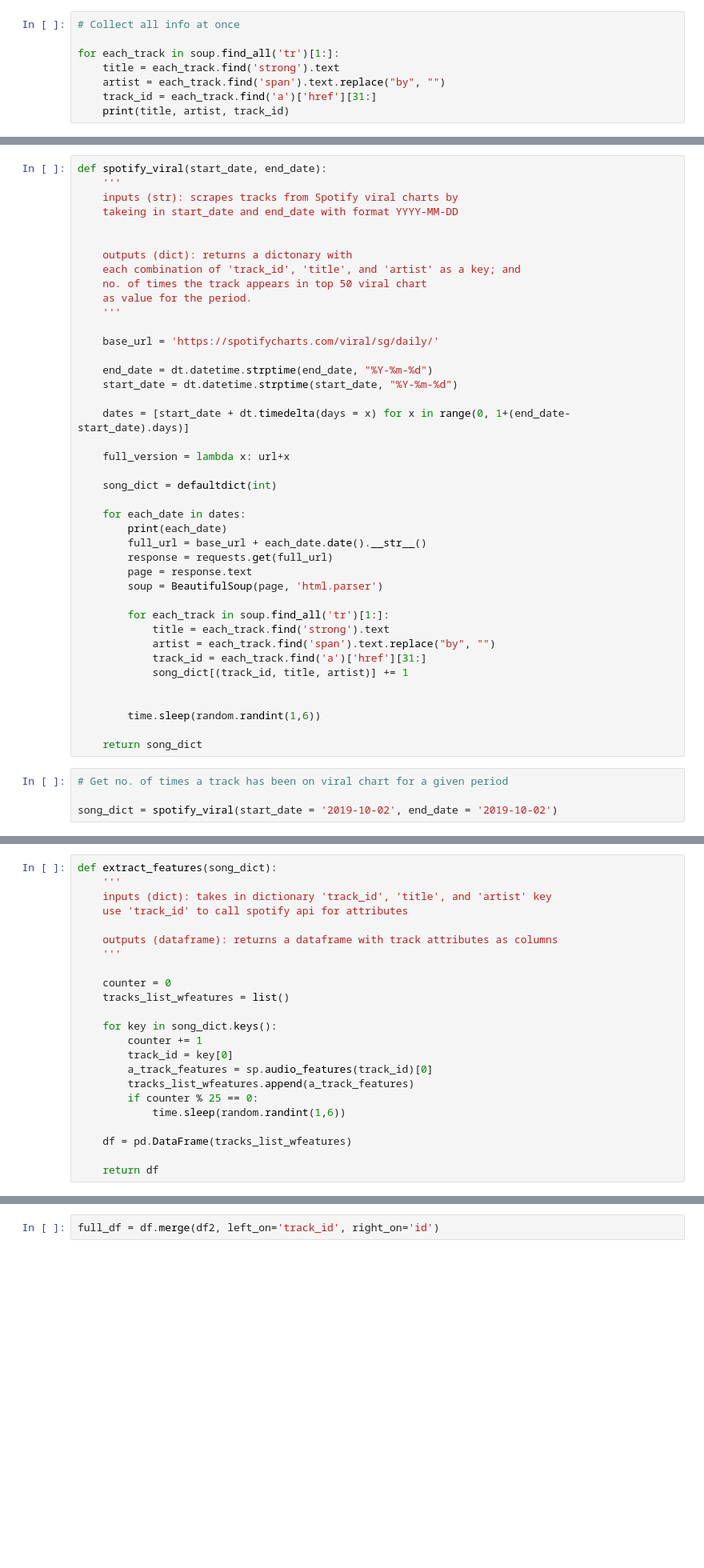
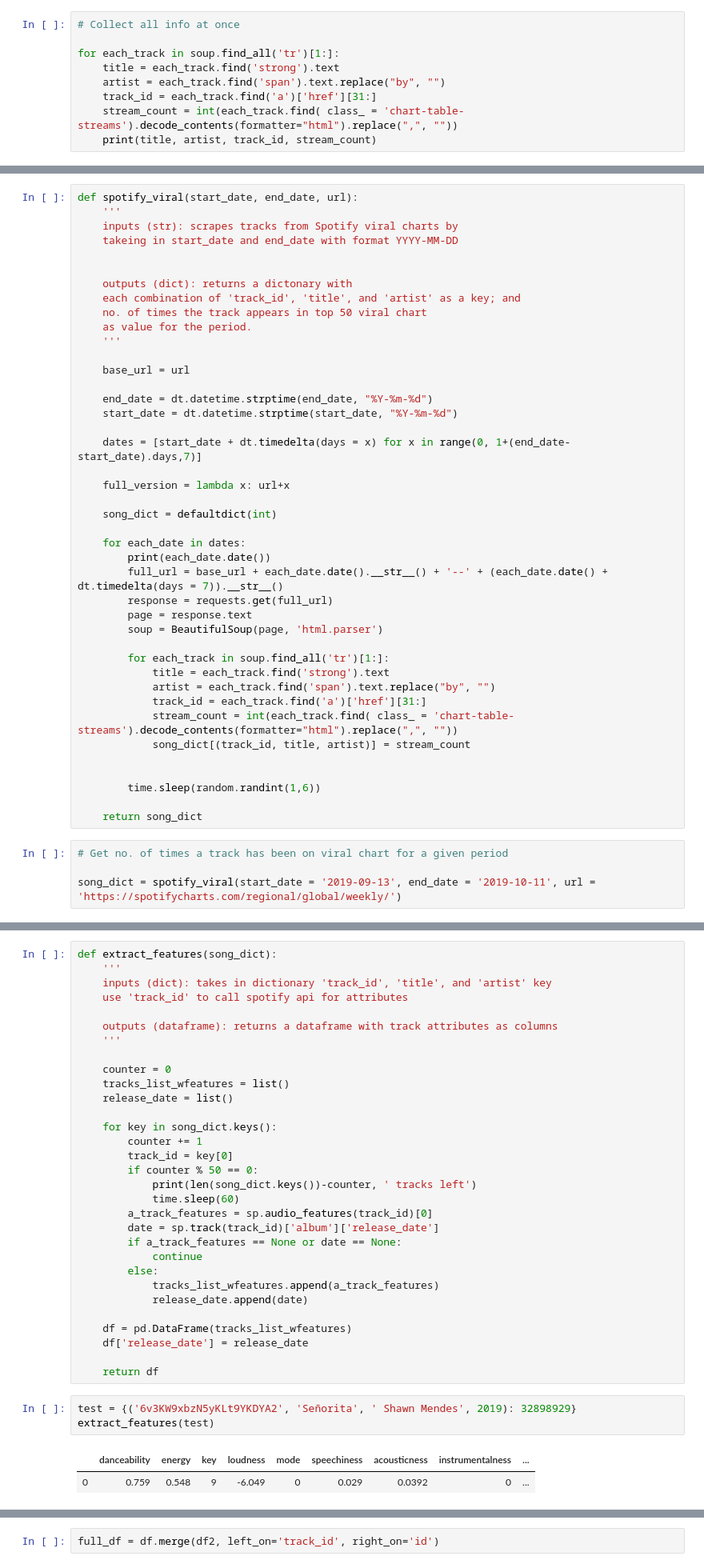
Before and after one commit to thedatacurious/project-love, a Jupyter notebook: notebooks/Test script for web scraping.ipynb, the cells around one changed output, grey strips where cells are left out. Shown: that part at 80% size. Cells and saved outputs as stored; diff of their text form; blank space fills up the shorter version.

```diff
--- a/notebooks/Test script for web scraping.ipynb
+++ b/notebooks/Test script for web scraping.ipynb
@@ -32,4 +32,5 @@ for each_track in soup.find_all('tr')[1:]:
     title = each_track.find('strong').text
     artist = each_track.find('span').text.replace("by", "")
     track_id = each_track.find('a')['href'][31:]
-    print(title, artist, track_id)
+    stream_count = int(each_track.find( class_ = 'chart-table-streams').decode_contents(formatter="html").replace(",", ""))
+    print(title, artist, track_id, stream_count)
@@ -83,5 +47,5 @@ for each_value in date_values:
 # %%
-def spotify_viral(start_date, end_date):
+def spotify_viral(start_date, end_date, url):
     '''
     inputs (str): scrapes tracks from Spotify viral charts by
     takeing in start_date and end_date with format YYYY-MM-DD
@@ -93,20 +57,20 @@ def spotify_viral(start_date, end_date):
     as value for the period.
     '''
 
-    base_url = 'https://spotifycharts.com/viral/sg/daily/'
+    base_url = url
 
     end_date = dt.datetime.strptime(end_date, "%Y-%m-%d")
     start_date = dt.datetime.strptime(start_date, "%Y-%m-%d")
 
-    dates = [start_date + dt.timedelta(days = x) for x in range(0, 1+(end_date-start_date).days)]
+    dates = [start_date + dt.timedelta(days = x) for x in range(0, 1+(end_date-start_date).days,7)]
 
     full_version = lambda x: url+x
 
     song_dict = defaultdict(int)
 
     for each_date in dates:
-        print(each_date)
-        full_url = base_url + each_date.date().__str__()
+        print(each_date.date())
+        full_url = base_url + each_date.date().__str__() + '--' + (each_date.date() + dt.timedelta(days = 7)).__str__()
         response = requests.get(full_url)
         page = response.text
         soup = BeautifulSoup(page, 'html.parser')
@@ -115,7 +79,8 @@ def spotify_viral(start_date, end_date):
             title = each_track.find('strong').text
             artist = each_track.find('span').text.replace("by", "")
             track_id = each_track.find('a')['href'][31:]
-            song_dict[(track_id, title, artist)] += 1
+            stream_count = int(each_track.find( class_ = 'chart-table-streams').decode_contents(formatter="html").replace(",", ""))
+            song_dict[(track_id, title, artist)] = stream_count
 
 
         time.sleep(random.randint(1,6))
@@ -124,4 +89,4 @@ def spotify_viral(start_date, end_date):
 # %%
 # Get no. of times a track has been on viral chart for a given period
 
-song_dict = spotify_viral(start_date = '2019-10-02', end_date = '2019-10-02')
+song_dict = spotify_viral(start_date = '2019-09-13', end_date = '2019-10-11', url = 'https://spotifycharts.com/regional/global/weekly/')
@@ -154,18 +126,32 @@ def extract_features(song_dict):
 
     counter = 0
     tracks_list_wfeatures = list()
+    release_date = list()
 
     for key in song_dict.keys():
         counter += 1
         track_id = key[0]
+        if counter % 50 == 0:
+            print(len(song_dict.keys())-counter, ' tracks left')
+            time.sleep(60)
         a_track_features = sp.audio_features(track_id)[0]
-        tracks_list_wfeatures.append(a_track_features)
-        if counter % 25 == 0:
-            time.sleep(random.randint(1,6))
+        date = sp.track(track_id)['album']['release_date']
+        if a_track_features == None or date == None:
+            continue
+        else:
+            tracks_list_wfeatures.append(a_track_features)
+            release_date.append(date)
 
     df = pd.DataFrame(tracks_list_wfeatures)
+    df['release_date'] = release_date
 
     return df
+# %%
+test = {('6v3KW9xbzN5yKLt9YKDYA2', 'Señorita', ' Shawn Mendes', 2019): 32898929}
+extract_features(test)
+# %% [output]
+|  | danceability | energy | key | loudness | mode | speechiness | acousticness | instrumentalness | ... |
+| 0 | 0.759 | 0.548 | 9 | -6.049 | 0 | 0.029 | 0.0392 | 0 | ... |
 # %%
 df = pd.DataFrame(song_dict.items(), columns = ['tup', 'chart_appearances'])
 df[['track_id', 'title', 'artist']] = pd.DataFrame(df.iloc[:,0].tolist())
```
Also changed, not shown: parts of 21 cells of this notebook, 7 other files.
